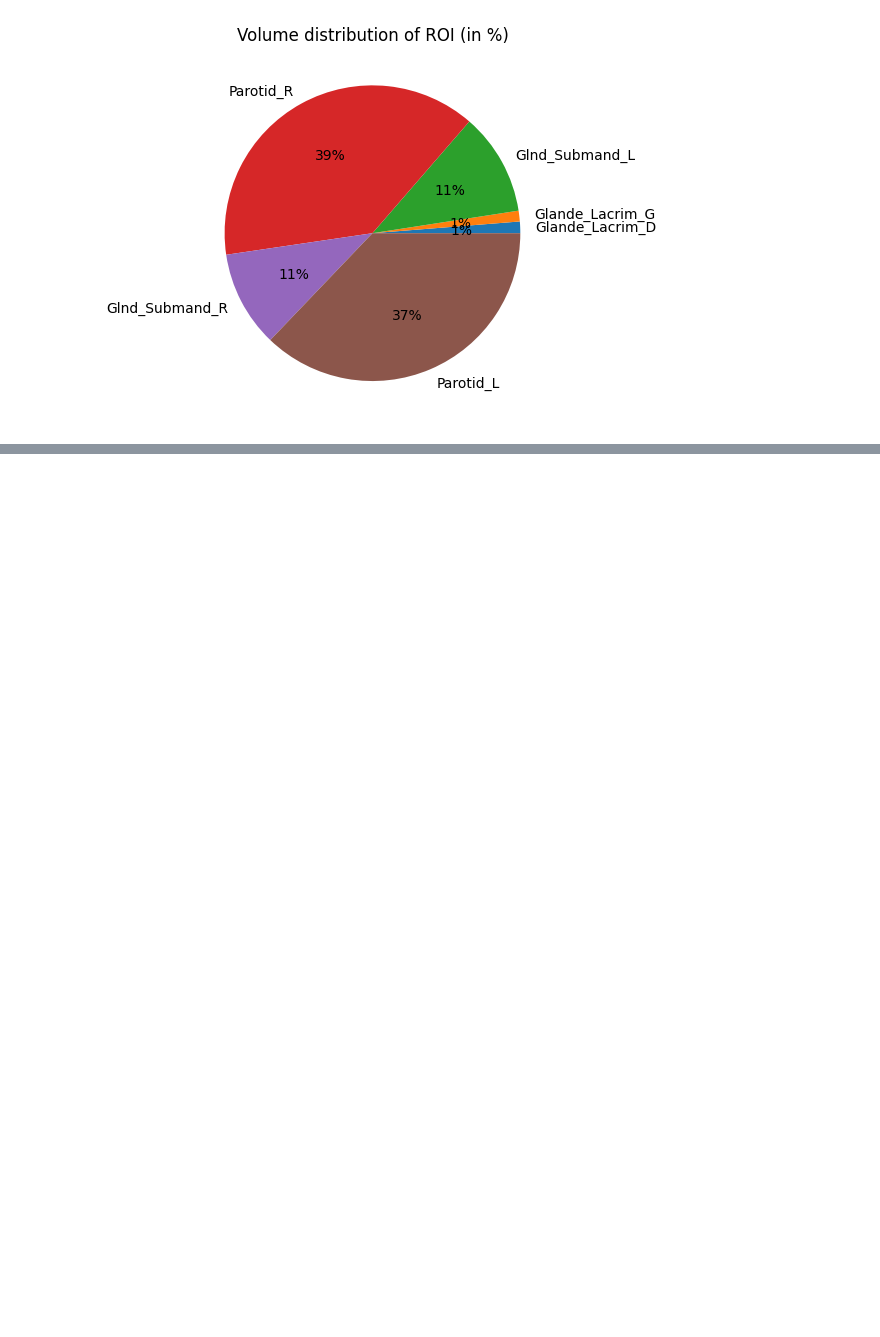
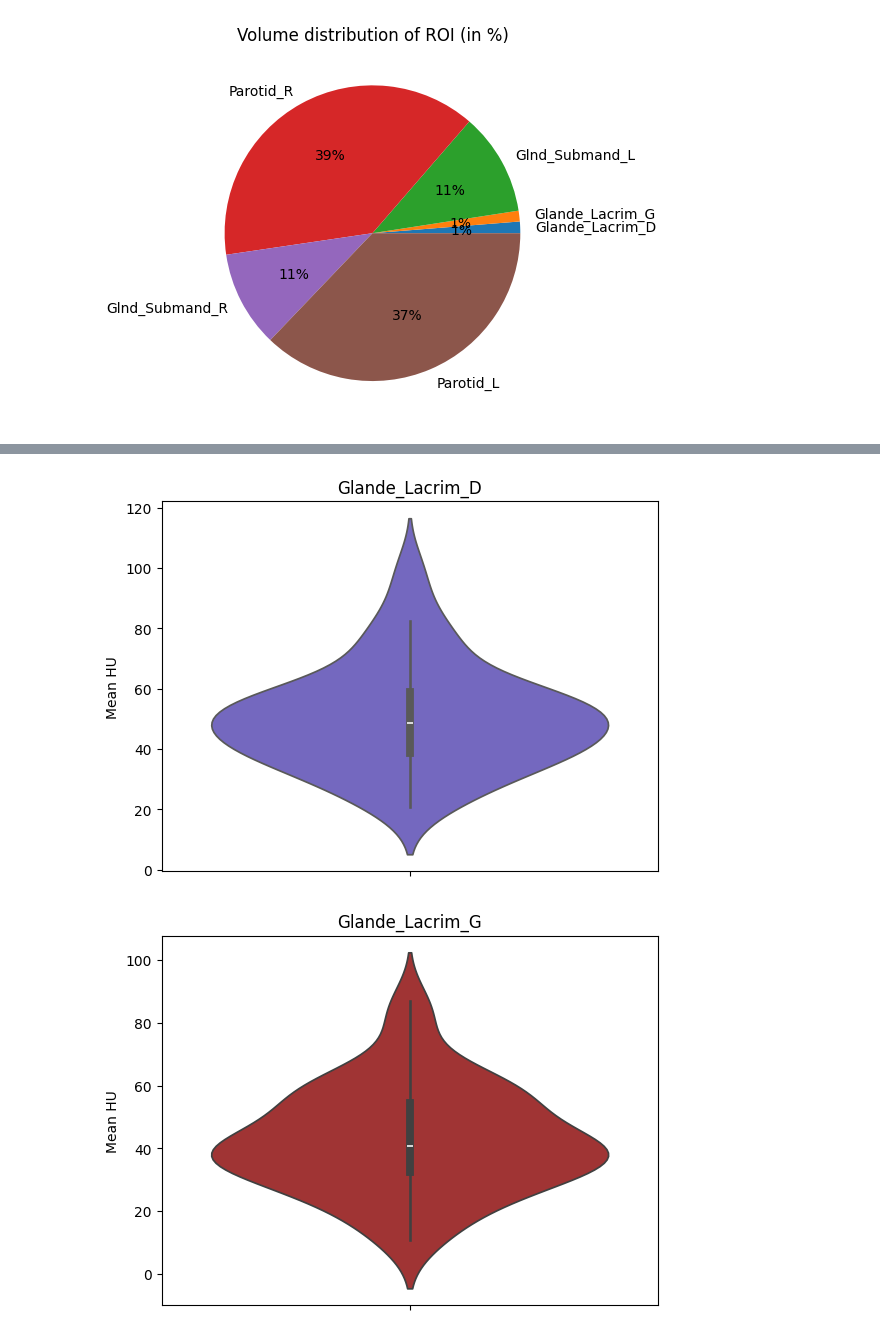
Before and after one commit to tbaudier/gland_segmentation_nnunet, a Jupyter notebook: Dataviz/Dataviz.ipynb, the cells around one changed output, grey strips where cells are left out. Saved outputs shown, nothing was run; the diff lists cells and outputs as text; code cells hidden in the pictures; blank space fills up the shorter version.

```diff
--- a/Dataviz/Dataviz.ipynb
+++ b/Dataviz/Dataviz.ipynb
@@ -83,0 +144,4 @@ plt.show()
+# %%
+HU_df = pd.read_csv("HUTable.csv")
+# %%
+HU_df = HU_df.drop(columns="Unnamed: 0",axis=0)
@@ -83,0 +168,12 @@ plt.show()
+# %%
+colors_2 = ["slateblue", "firebrick", "tomato", "blueviolet", "violet", "orangered"]
+# %%
+for i in range(6):
+    plt.subplot()
+    sns.violinplot(HU_df[x[i]],color=colors_2[i])
+    plt.title(x[i])
+    plt.ylabel("Mean HU")
+    plt.show()
+# %% [output]
+[figure, added]
+[figure, added]
```
Also changed, not shown: parts of 33 cells of this notebook.
